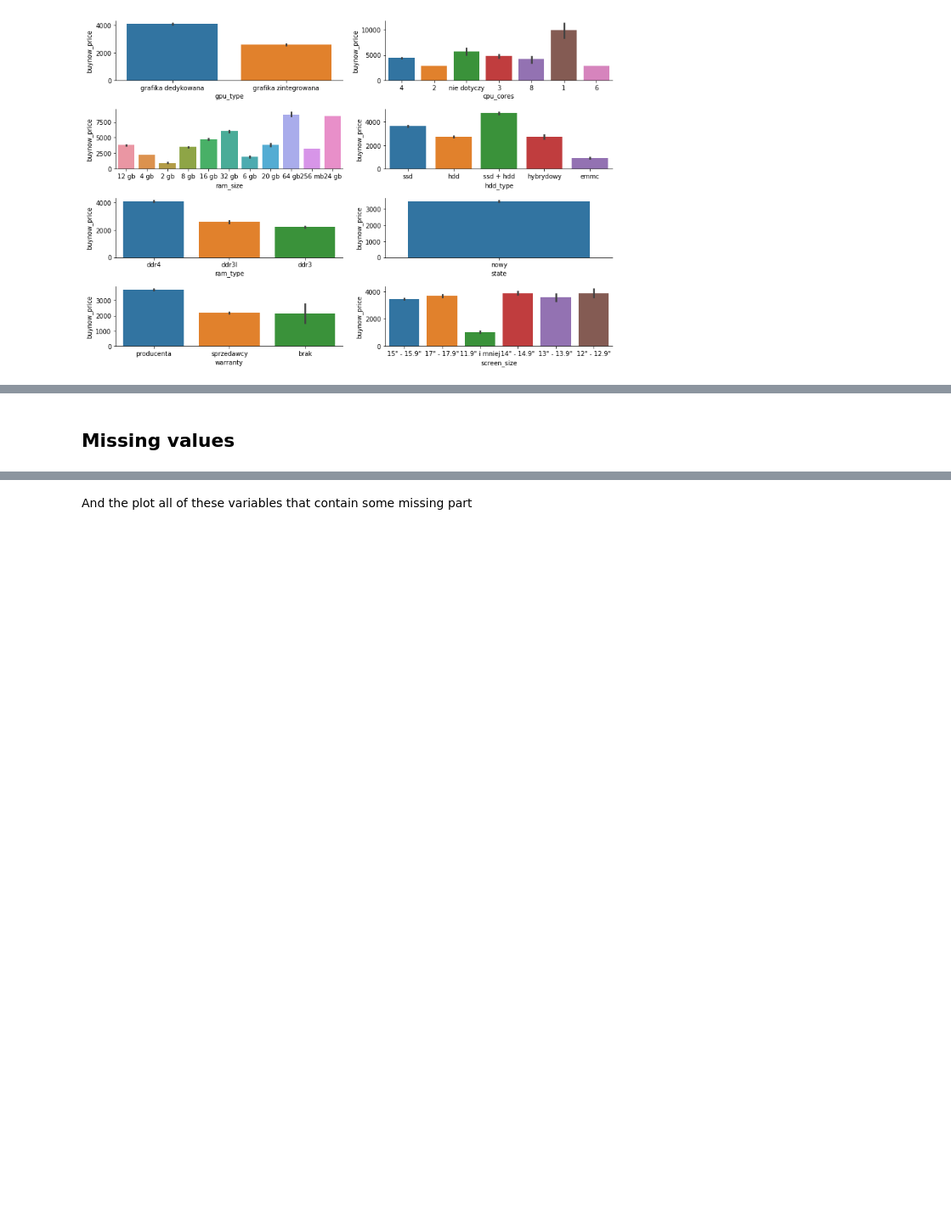
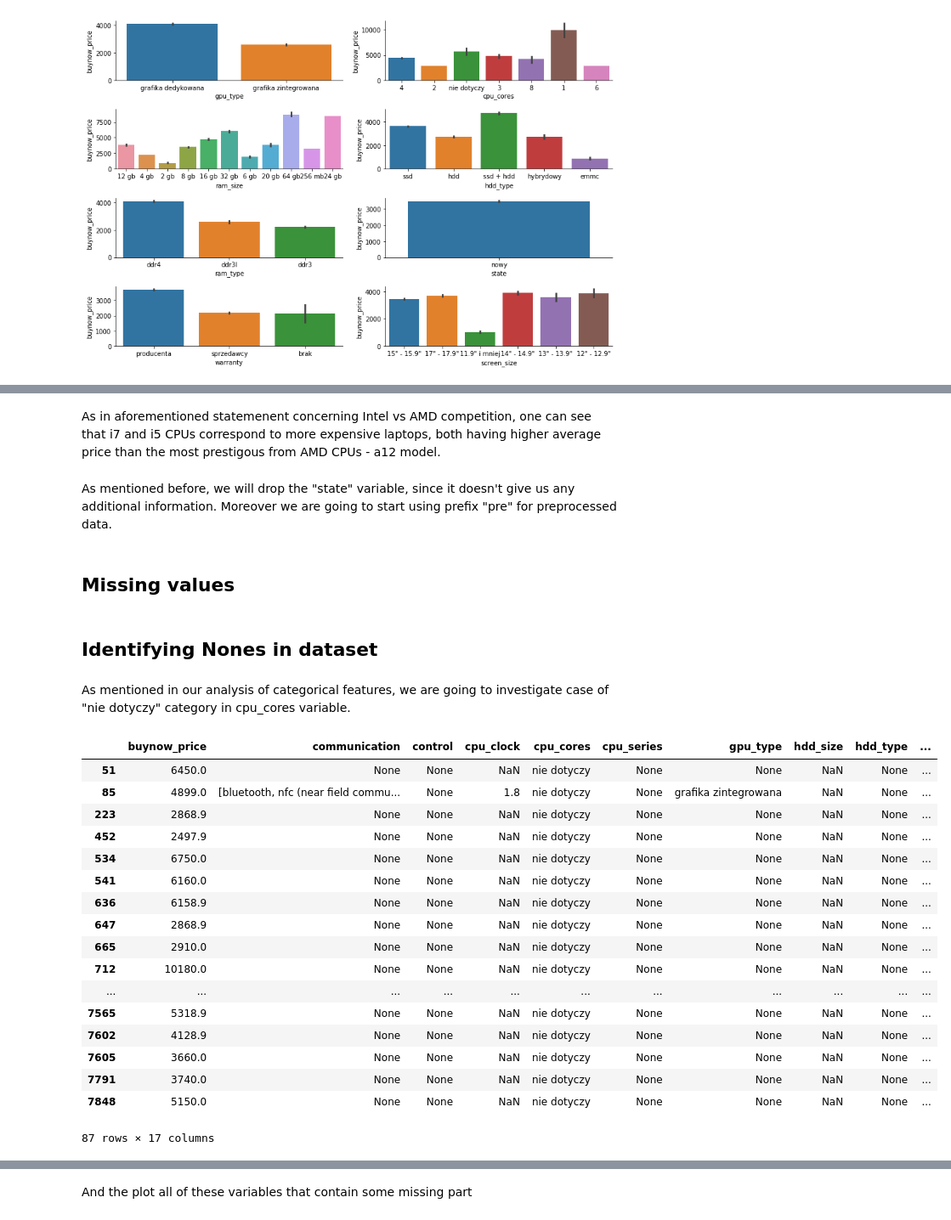
Before and after one commit to freefeynman123/laptop_price, a Jupyter notebook: allegro_task.ipynb, the cells around one changed output, grey strips where cells are left out. Shown at 85% size. Drawn from its saved outputs; the diff is of its cells as text; code cells hidden in the pictures; blank space fills up the shorter version.

```diff
--- a/allegro_task.ipynb
+++ b/allegro_task.ipynb
@@ -261,0 +283,4 @@ There several things to notice from this plot:
+# %% [markdown]
+As in aforementioned statemenent concerning Intel vs AMD competition, one can see that i7 and i5 CPUs correspond to more expensive laptops, both having higher average price than the most prestigous from AMD CPUs - a12 model.
+# %% [markdown]
+As mentioned before, we will drop the "state" variable, since it doesn't give us any additional information. Moreover we are going to start using prefix "pre" for preprocessed data.
@@ -262,2 +289,27 @@ There several things to notice from this plot:
 # %% [markdown]
 ## Missing values
+# %% [markdown]
+## Identifying Nones in dataset
+# %% [markdown]
+As mentioned in our analysis of categorical features, we are going to investigate case of "nie dotyczy" category in cpu_cores variable.
+# %%
+dataset_pre.loc[dataset_pre.loc[:, "cpu_cores"] == "nie dotyczy", :]
+# %% [output]
+|  | buynow_price | communication | control | cpu_clock | cpu_cores | cpu_series | gpu_type | hdd_size | hdd_type | ... |
+| 51 | 6450.0 | None | None | NaN | nie dotyczy | None | None | NaN | None | ... |
+| 85 | 4899.0 | [bluetooth, nfc (near field commu... | None | 1.8 | nie dotyczy | None | grafika zintegrowana | NaN | None | ... |
+| 223 | 2868.9 | None | None | NaN | nie dotyczy | None | None | NaN | None | ... |
+| 452 | 2497.9 | None | None | NaN | nie dotyczy | None | None | NaN | None | ... |
+| 534 | 6750.0 | None | None | NaN | nie dotyczy | None | None | NaN | None | ... |
+| 541 | 6160.0 | None | None | NaN | nie dotyczy | None | None | NaN | None | ... |
+| 636 | 6158.9 | None | None | NaN | nie dotyczy | None | None | NaN | None | ... |
+| 647 | 2868.9 | None | None | NaN | nie dotyczy | None | None | NaN | None | ... |
+| 665 | 2910.0 | None | None | NaN | nie dotyczy | None | None | NaN | None | ... |
+| 712 | 10180.0 | None | None | NaN | nie dotyczy | None | None | NaN | None | ... |
+| ... | ... | ... | ... | ... | ... | ... | ... | ... | ... | ... |
+| 7565 | 5318.9 | None | None | NaN | nie dotyczy | None | None | NaN | None | ... |
+| 7602 | 4128.9 | None | None | NaN | nie dotyczy | None | None | NaN | None | ... |
+| 7605 | 3660.0 | None | None | NaN | nie dotyczy | None | None | NaN | None | ... |
+| 7791 | 3740.0 | None | None | NaN | nie dotyczy | None | None | NaN | None | ... |
+| 7848 | 5150.0 | None | None | NaN | nie dotyczy | None | None | NaN | None | ... |
+87 rows × 17 columns
```
Also changed, not shown: parts of 50 cells of this notebook, 2 other files.
